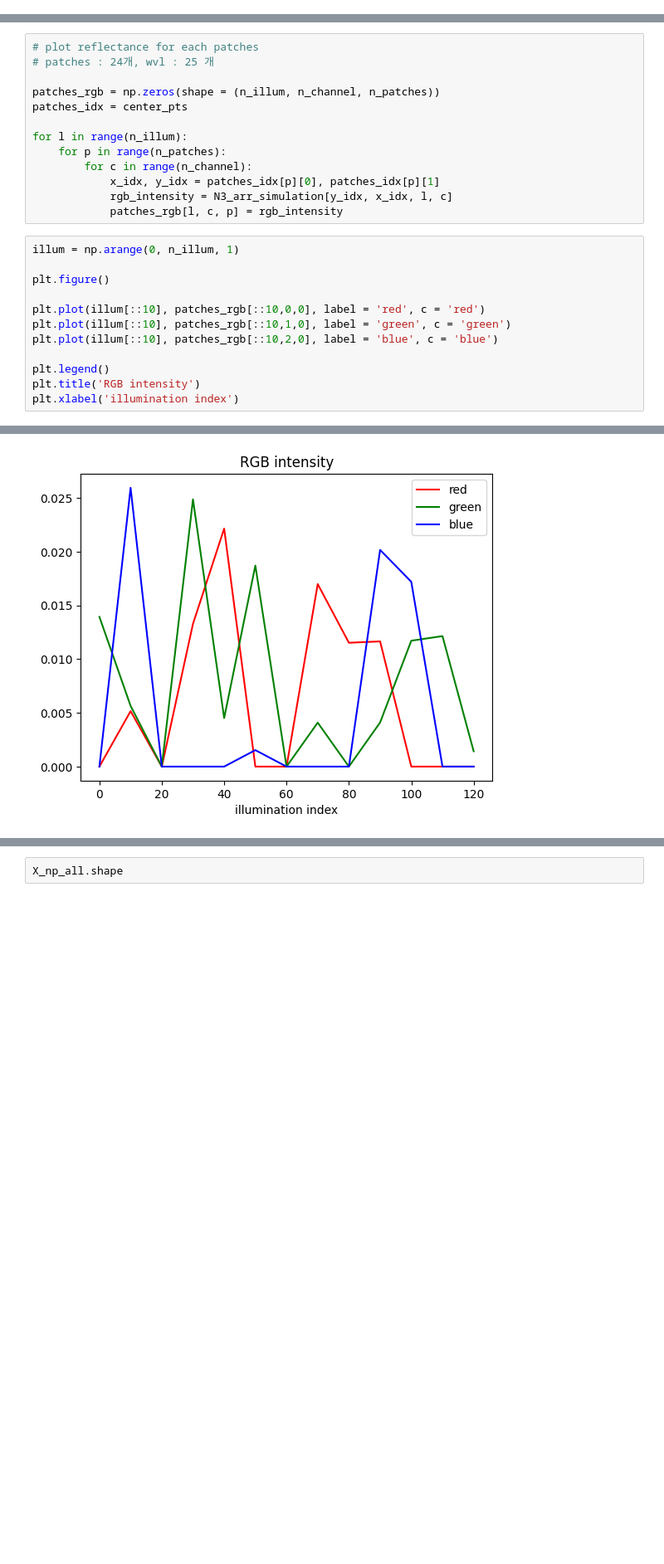
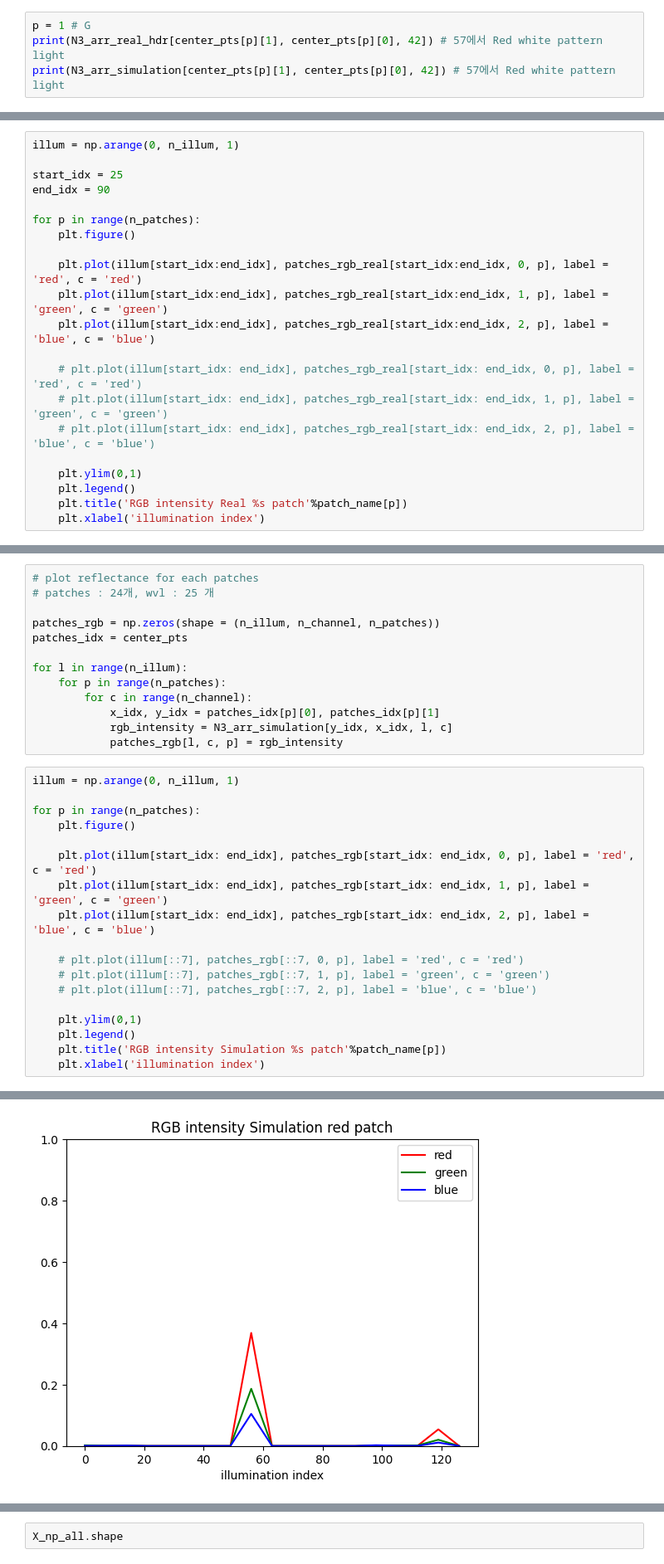
Before and after one commit to shshin1210/DSL, a Jupyter notebook: hyp_recon_patch_test.ipynb, the cells around one changed output, grey strips where cells are left out. Shown at 83% size. Saved outputs shown, nothing was run; the diff lists cells and outputs as text; blank space fills up the shorter version.

```diff
--- a/hyp_recon_patch_test.ipynb
+++ b/hyp_recon_patch_test.ipynb
@@ -81,0 +159,4 @@ N3_arr_simulation = N3_arr_simulation.reshape(cam_H, cam_W, n_illum, 3)
+# %%
+p = 1 # G
+print(N3_arr_real_hdr[center_pts[p][1], center_pts[p][0], 42]) # 57에서 Red white pattern light
+print(N3_arr_simulation[center_pts[p][1], center_pts[p][0], 42]) # 57에서 Red white pattern light
@@ -81,0 +182,21 @@ N3_arr_simulation = N3_arr_simulation.reshape(cam_H, cam_W, n_illum, 3)
+# %%
+illum = np.arange(0, n_illum, 1)
+
+start_idx = 25
+end_idx = 90
+
+for p in range(n_patches):
+    plt.figure()
+
+    plt.plot(illum[start_idx:end_idx], patches_rgb_real[start_idx:end_idx, 0, p], label = 'red', c = 'red')
+    plt.plot(illum[start_idx:end_idx], patches_rgb_real[start_idx:end_idx, 1, p], label = 'green', c = 'green')
+    plt.plot(illum[start_idx:end_idx], patches_rgb_real[start_idx:end_idx, 2, p], label = 'blue', c = 'blue')
+
+    # plt.plot(illum[start_idx: end_idx], patches_rgb_real[start_idx: end_idx, 0, p], label = 'red', c = 'red')
+    # plt.plot(illum[start_idx: end_idx], patches_rgb_real[start_idx: end_idx, 1, p], label = 'green', c = 'green')
+    # plt.plot(illum[start_idx: end_idx], patches_rgb_real[start_idx: end_idx, 2, p], label = 'blue', c = 'blue')
+
+    plt.ylim(0,1)
+    plt.legend()
+    plt.title('RGB intensity Real %s patch'%patch_name[p])
+    plt.xlabel('illumination index')
@@ -95,13 +227,19 @@ for l in range(n_illum):
 # %%
 illum = np.arange(0, n_illum, 1)
 
-plt.figure()
+for p in range(n_patches):
+    plt.figure()
 
-plt.plot(illum[::10], patches_rgb[::10,0,0], label = 'red', c = 'red')
-plt.plot(illum[::10], patches_rgb[::10,1,0], label = 'green', c = 'green')
-plt.plot(illum[::10], patches_rgb[::10,2,0], label = 'blue', c = 'blue')
+    plt.plot(illum[start_idx: end_idx], patches_rgb[start_idx: end_idx, 0, p], label = 'red', c = 'red')
+    plt.plot(illum[start_idx: end_idx], patches_rgb[start_idx: end_idx, 1, p], label = 'green', c = 'green')
+    plt.plot(illum[start_idx: end_idx], patches_rgb[start_idx: end_idx, 2, p], label = 'blue', c = 'blue')
 
-plt.legend()
-plt.title('RGB intensity')
-plt.xlabel('illumination index')
+    # plt.plot(illum[::7], patches_rgb[::7, 0, p], label = 'red', c = 'red')
+    # plt.plot(illum[::7], patches_rgb[::7, 1, p], label = 'green', c = 'green')
+    # plt.plot(illum[::7], patches_rgb[::7, 2, p], label = 'blue', c = 'blue')
+
+    plt.ylim(0,1)
+    plt.legend()
+    plt.title('RGB intensity Simulation %s patch'%patch_name[p])
+    plt.xlabel('illumination index')
 # %% [output]
@@ -109 +246 @@ Text(0.5, 0, 'illumination index')
-[figure, old version]
+[figure, new version]
```
Also changed, not shown: parts of 44 cells of this notebook, 4 other files.
